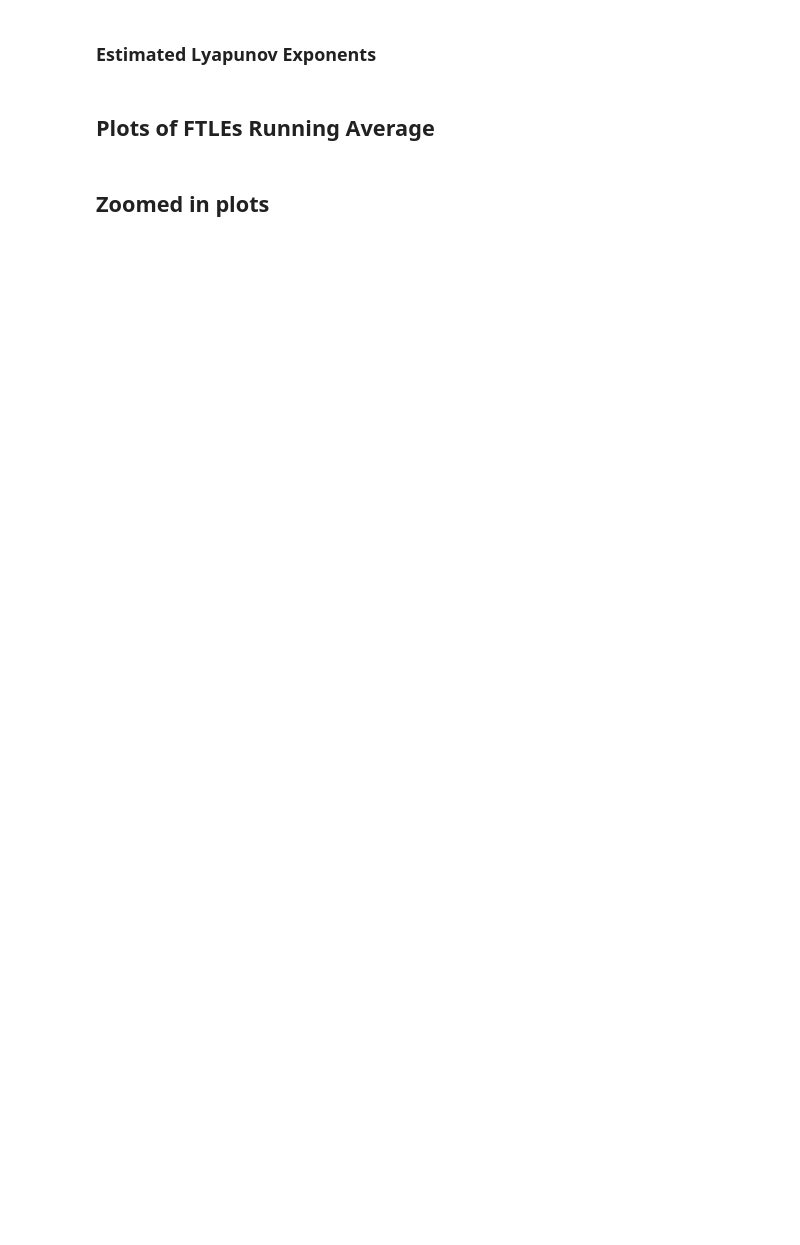
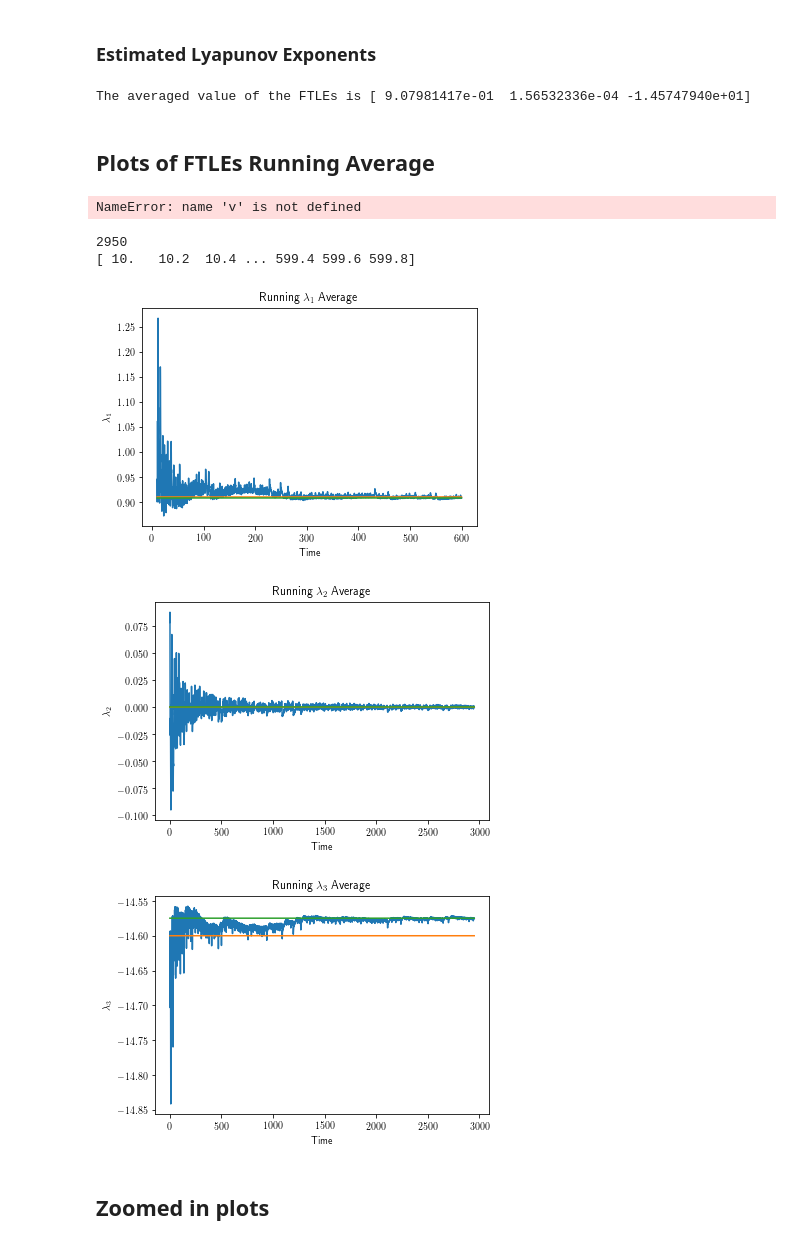
Before and after one commit to CalvinNesbitt/Lyapunov-Analysis, a Jupyter notebook: Lorenz-63-Example/L63-Lyap-Spec.ipynb, the cells around one changed output. Cells and saved outputs as stored; diff of their text form; code cells hidden in the pictures; blank space fills up the shorter version.

```diff
--- a/Lorenz-63-Example/L63-Lyap-Spec.ipynb
+++ b/Lorenz-63-Example/L63-Lyap-Spec.ipynb
@@ -154,0 +157,20 @@ for i in range(L):
+# %%
+h=0
+for i in np.arange(0, steps, tao):
+
+    for j in range(tao):
+        h = h + 1
+        #print(f'h is {h}\n')
+        state = solution[i + j]
+        #time = np.linspace(i * dt, (i + 1) * dt, tao, endpoint=False)
+        time = np.array([(i + j) * dt, (i + j + 1) * dt])
+        Pk = solveTLE(state, oldQ, time)
+        oldQ = Pk
+
+    oldQ, R = posQR(Pk) # Performing Q, R decomposition with positive diagonal
+
+    if (i > (transient - 1)): # Store after transient
+        k = i - transient
+        ftle = np.log(np.diag(R))/(tao * dt) # Note division by k * dt is done here
+        FTLE[int(k/tao)] = ftle
+        LE[int(k/tao)] = np.mean(FTLE[0:int(k/tao) + 1], axis = 0)
@@ -160,37 +191,62 @@ print(f'Lyapunov exponents are {lyap/T}')
+# %%
+means = np.mean(FTLE, axis = 0)
+print(f'The averaged value of the FTLEs is {means}\n')
+# %% [output]
+The averaged value of the FTLEs is [ 9.07981417e-01  1.56532336e-04 -1.45747940e+01]
 # %% [markdown]
 ## Plots of FTLEs Running Average
+# %%
+#plt.plot(FTLE[:,0])
+length =  v.shape[0]
+plt.plot(np.linalg.norm(oldA, axis=0, ord=2))
+plt.plot(means[0] * np.ones(length))
+plt.plot(0.91 * np.ones(length))
+# %% [output]
+NameError: name 'v' is not defined
 # %%
 from matplotlib import rc
 rc('text', usetex=True)
 
-j = 100 # Controls time that plots will start from
+j = 50 # Controls time that plots will start from
+length = LE[j:, 0].shape[0]
+print(length)
+time = tao * dt * (np.arange(length) + j)
+print(time)
 
 # First LE
-plt.plot(np.arange(L)[j:], lyapSum[j:, 0]/(dt * np.arange(L)[j:]))
-length= len(np.arange(L)[j:])
-plt.plot(np.arange(L)[j:], 0.91 * np.ones(length))
+plt.plot(time, LE[j:, 0])
+plt.plot(time, 0.91 * np.ones(length)) # Literature value
+plt.plot(time, means[0] * np.ones(length)) # Plotting mean value
 plt.xlabel('Time')
 plt.ylabel('$\lambda_1$')
 plt.title('Running $\lambda_1$ Average')
 plt.savefig('First-LE.png')
 
 # Second LE
 plt.figure()
-plt.plot(np.arange(L)[j:], lyapSum[j:, 1]/(dt * np.arange(L)[j:]))
-plt.plot(np.arange(L)[j:], 0 * np.ones(length))
+plt.plot(LE[j:, 1])
+plt.plot(0 * np.ones(length)) # Literature value
+plt.plot(means[1] * np.ones(length)) # Plotting mean value
 plt.xlabel('Time')
 plt.ylabel('$\lambda_2$')
 plt.title('Running $\lambda_2$ Average')
 plt.savefig('Second-LE.png')
 
 # Third LE
 plt.figure()
-plt.plot(np.arange(L)[j:], lyapSum[j:, 2]/(dt * np.arange(L)[j:]))
-plt.plot(np.arange(L)[j:], -14.6 * np.ones(length))
+plt.plot(LE[j:, 2])
+plt.plot(-14.6 * np.ones(length)) # Literature value
+plt.plot(means[2] * np.ones(length)) # Plotting mean value
 plt.xlabel('Time')
 plt.ylabel('$\lambda_3$')
 plt.title('Running $\lambda_3$ Average')
 plt.savefig('Third-LE.png')
+# %% [output]
+2950
+[ 10.   10.2  10.4 ... 599.4 599.6 599.8]
+[figure, added]
+[figure, added]
+[figure, added]
 # %% [markdown]
 ## Zoomed in plots
 # %%
```
Also changed, not shown: parts of 25 cells of this notebook, 3 other files.
